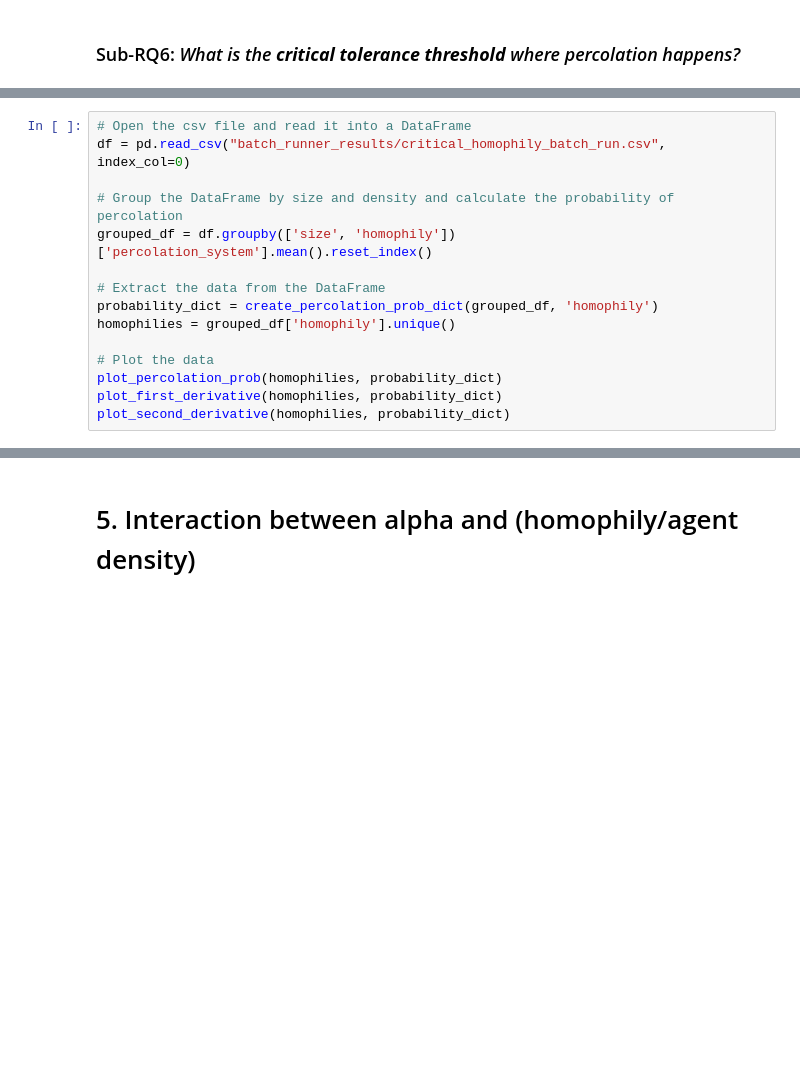
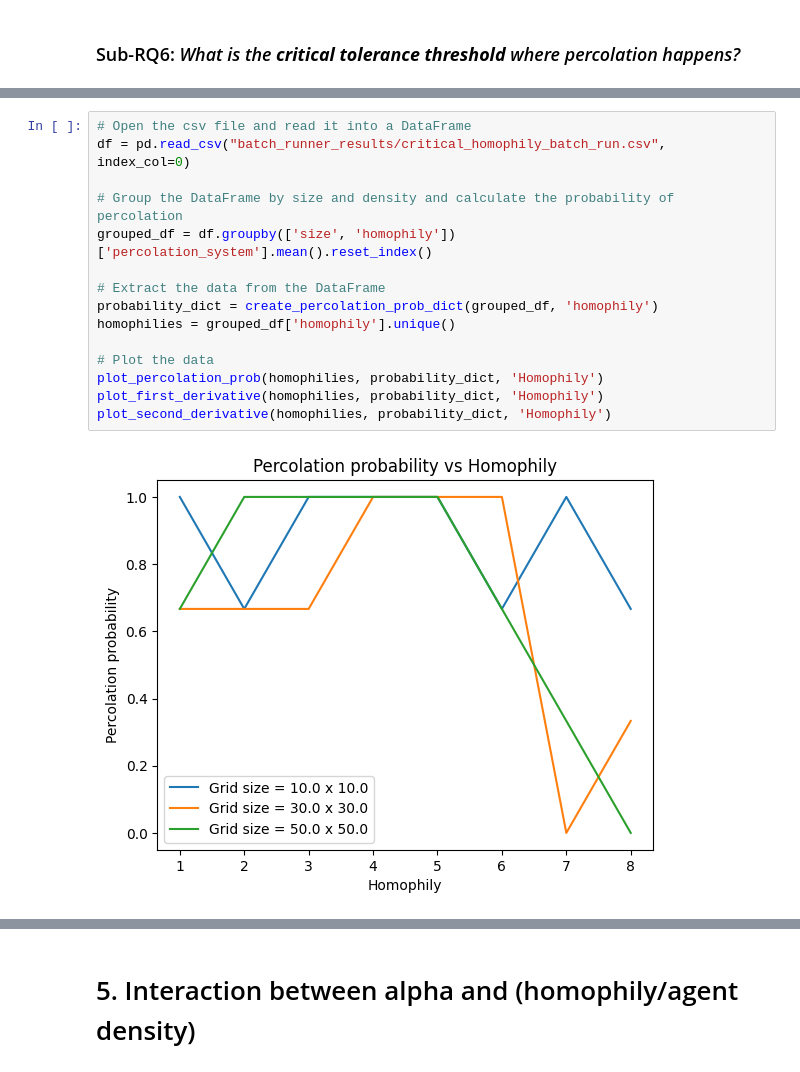
Before and after one commit to aM0NKE/ComplexSystemSimulation, a Jupyter notebook: mesa-schelling/analysis/final_analysisV2.ipynb, the cells around one changed output, grey strips where cells are left out. Saved outputs shown, nothing was run; the diff lists cells and outputs as text; blank space fills up the shorter version.

```diff
--- a/mesa-schelling/analysis/final_analysisV2.ipynb
+++ b/mesa-schelling/analysis/final_analysisV2.ipynb
@@ -811,15 +807,17 @@ df.to_csv('critical_homophily_batch_run.csv')
 # %%
 # Open the csv file and read it into a DataFrame
 df = pd.read_csv("batch_runner_results/critical_homophily_batch_run.csv", index_col=0)
 
 # Group the DataFrame by size and density and calculate the probability of percolation
 grouped_df = df.groupby(['size', 'homophily'])['percolation_system'].mean().reset_index()
 
 # Extract the data from the DataFrame
 probability_dict = create_percolation_prob_dict(grouped_df, 'homophily')
 homophilies = grouped_df['homophily'].unique()
 
 # Plot the data
-plot_percolation_prob(homophilies, probability_dict)
-plot_first_derivative(homophilies, probability_dict)
-plot_second_derivative(homophilies, probability_dict)
+plot_percolation_prob(homophilies, probability_dict, 'Homophily')
+plot_first_derivative(homophilies, probability_dict, 'Homophily')
+plot_second_derivative(homophilies, probability_dict, 'Homophily')
+# %% [output]
+[figure, added]
```
Also changed, not shown: parts of 13 cells of this notebook, 16 other files.
